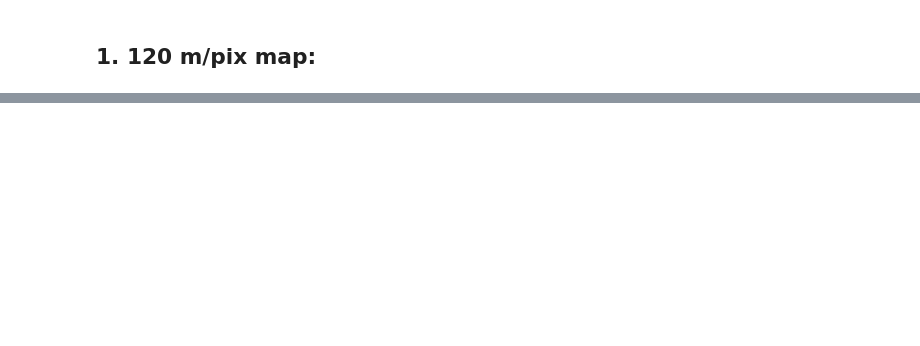
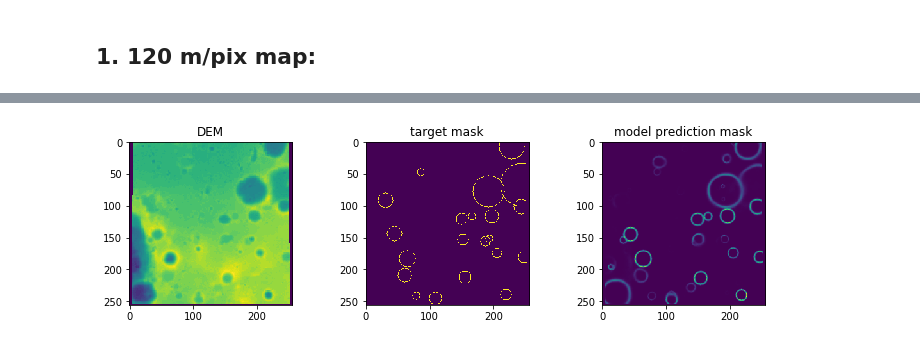
Before and after one commit to arielgis/DLM-Project, a Jupyter notebook: analysis/create_compare_sets.ipynb, the cells around one changed output, grey strips where cells are left out. Saved outputs shown, nothing was run; the diff lists cells and outputs as text; code cells hidden in the pictures; blank space fills up the shorter version.

```diff
--- a/analysis/create_compare_sets.ipynb
+++ b/analysis/create_compare_sets.ipynb
@@ -105,0 +195,30 @@ all_craters.loc[arr,'Diameter (km)'].hist(range=(5,180),bins=50)
+# %%
+import detect_craters_with_model
+from keras.models import load_model
+from time import time
+import utils.processing as proc
+import utils.template_match_target as tmt
+
+model_path = '../../data/trained_model/Silburt/model_keras1.2.2.h5'
+#model_path = '../../data/trained_model/Silburt/model_keras2.h5'
+model = load_model(model_path)
+# %%
+import h5py
+set_dir = '../../data/model_input_images/test3_SLDEM120_old_catalog_108_117_12_18'
+[sd_input_images,ctrs] = detect_craters_with_model.get_images_data_from_path(set_dir + '/ws_1024_ol_256')
+images = h5py.File(set_dir + '/ws_1024_ol_256' + '/train_images.hdf5', 'r')
+sample_data = {'imgs': [images['input_images'][...].astype('float32'),
+                        images['target_masks'][...].astype('float32')]}
+proc.preprocess(sample_data)
+sd_input_images = sample_data['imgs'][0]
+sd_target_masks = sample_data['imgs'][1]
+ctrs = pd.HDFStore(set_dir + '/ws_1024_ol_256' + '/train_craters.hdf5', 'r')
+pred = model.predict(sd_input_images)
+# %%
+plt.figure(figsize=(12,3))
+i=2
+plt.subplot(131);plt.imshow(np.squeeze(sd_input_images[i,:,:]));plt.title('DEM')
+plt.subplot(132);plt.imshow(np.squeeze(sd_target_masks[i,:,:]));plt.title('target mask')
+plt.subplot(133);plt.imshow(pred[i]);plt.title('model prediction mask');
+# %% [output]
+[figure, added]
```
Also changed, not shown: parts of 26 cells of this notebook, 7 other files.
